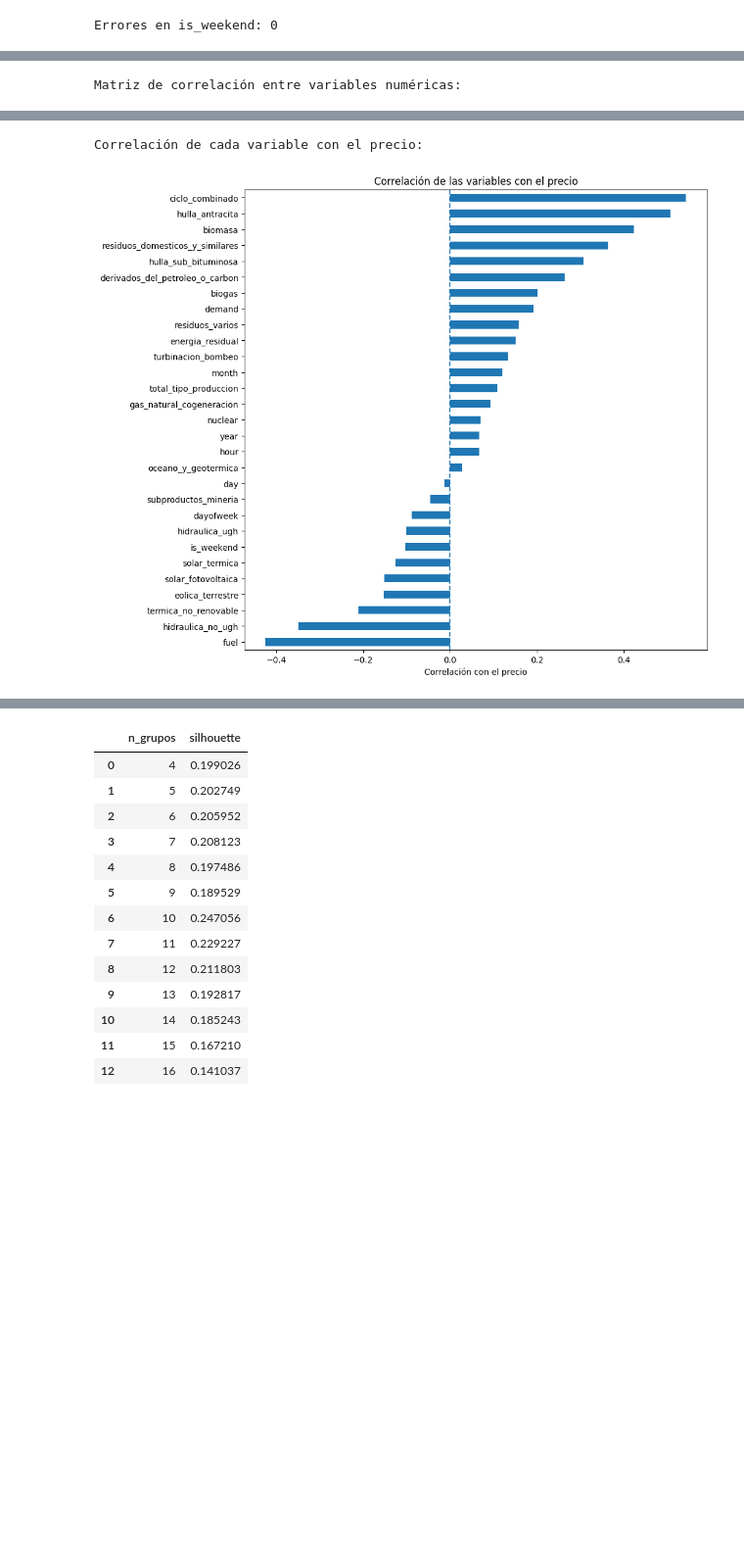
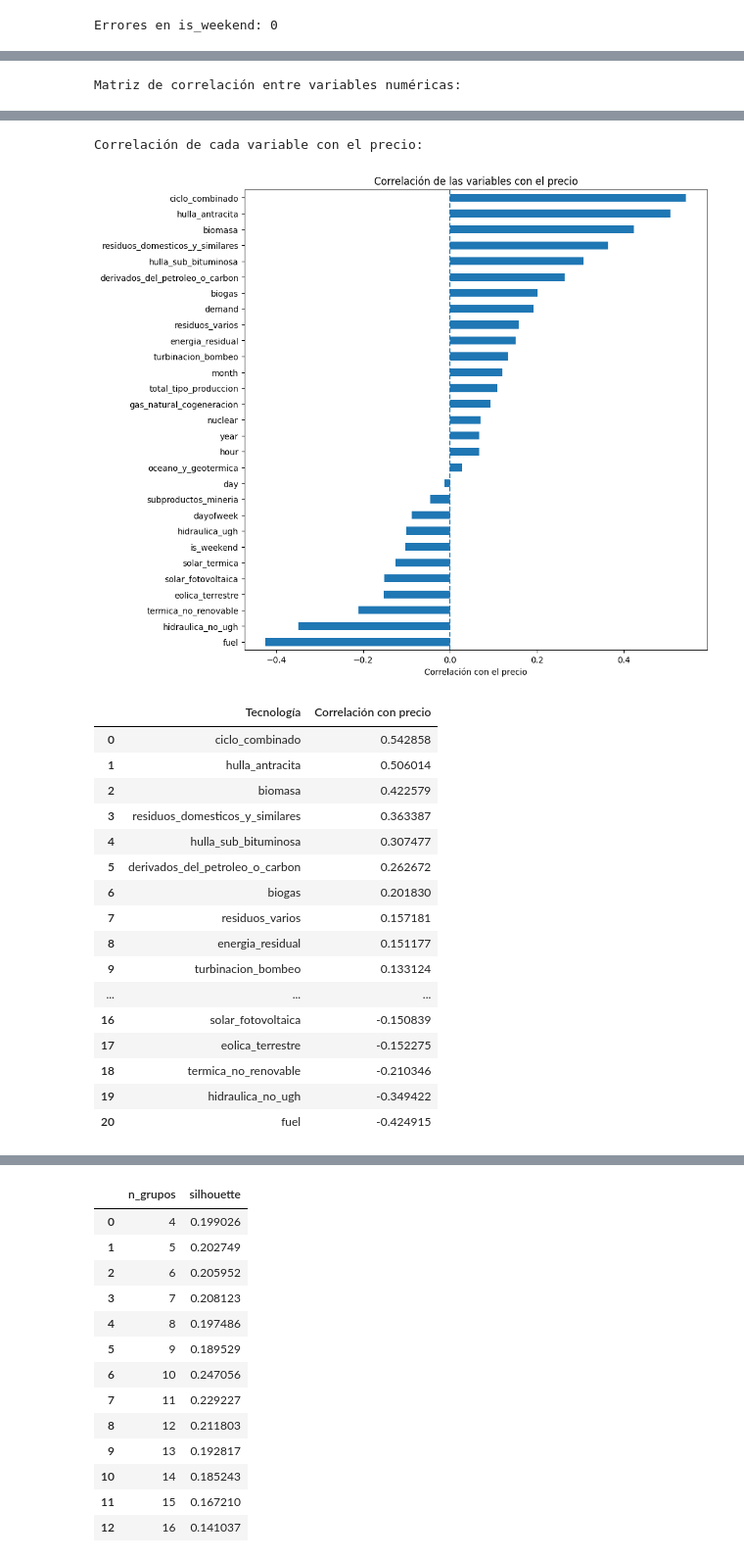
Before and after one commit to JaimeSa03/TFG_Model_Predictor, a Jupyter notebook: Dataset_Unificado/comprobacion_dataset_unificado.ipynb, the cells around one changed output, grey strips where cells are left out. Shown at 98% size. Drawn from its saved outputs; the diff is of its cells as text; code cells hidden in the pictures; blank space fills up the shorter version.

```diff
--- a/Dataset_Unificado/comprobacion_dataset_unificado.ipynb
+++ b/Dataset_Unificado/comprobacion_dataset_unificado.ipynb
@@ -122,9 +120,8 @@ is_weekend_correcto = (
 print("Errores en is_weekend:", (~is_weekend_correcto).sum())
 
 
-
 # =========================
-# 6 Analizar el precio
+# 5 Analizar el precio
 # =========================
 
 df["price"].describe()
@@ -155,7 +152,7 @@ plt.xlabel("Precio (€/MWh)")
 plt.show()
 
 # =========================
-# 7 Matriz de correlación
+# 6 Matriz de correlación
 # =========================
 print("\nMatriz de correlación entre variables numéricas:\n")
 df_numeric = df.select_dtypes(include=np.number)
@@ -177,7 +174,7 @@ plt.show()
 
 
 # =========================
-# 8 Correlación de cada variable con el precio
+# 7 Correlación de cada variable con el precio
 # =========================
 print("\nCorrelación de cada variable con el precio:\n")
 
@@ -198,9 +195,38 @@ plt.axvline(0, linestyle="--")
 
 plt.show()
 
+#Columnas de las tecnologías de generación eléctrica
+generacion_cols = [
+    "biogas", "biomasa", "ciclo_combinado",
+    "derivados_del_petroleo_o_carbon", "energia_residual",
+    "eolica_terrestre", "fuel", "gas_natural_cogeneracion",
+    "hidraulica_no_ugh", "hidraulica_ugh", "hulla_antracita",
+    "hulla_sub_bituminosa", "nuclear", "oceano_y_geotermica",
+    "residuos_domesticos_y_similares", "residuos_varios",
+    "solar_fotovoltaica", "solar_termica", "subproductos_mineria",
+    "termica_no_renovable", "turbinacion_bombeo"
+]
+
+
+# Calcular correlaciones con el precio
+corr_price = df[generacion_cols].corrwith(df['price']).sort_values(ascending=False)
+
+# Mostrar como tabla
+tabla_corr = pd.DataFrame({
+    'Tecnología': corr_price.index,
+    'Correlación con precio': corr_price.values
+})
+
+# Mostrar simple (sin gradient)
+display(tabla_corr)
+
+# O con formato de número
+display(tabla_corr)
+
+
 
 # =========================
-# 9 Correlación absoluta
+# 8 Correlación absoluta
 # =========================
 
 #Para encontrar las variables que mas relacion tienen con el precio
@@ -213,74 +239,47 @@ corr_price_abs = (
     .sort_values(ascending=False)
 )
 
 print("Variables con mayor correlación absoluta con el precio:\n", corr_price_abs.head(10), "\n")
-
-'''
-# =========================
-# 10 Correlacio entre variables
-# =========================
-
-#Es posible que algunas esten fuertemente relacionadas entre si, por
-# lo que conviene eliminar algunas para evitar multicolinealidad en modelos de ML
-# basicamente permite detectar grupos de variables redundantes.
-
-print("\nCorrelación entre variables:\n")
-
-corr_variables = df_numeric.drop(columns=["price"]).corr()
-
-
-# =========================
-# 11 Correlaciones altas entre pares de variables
-# =========================
-corr = df_numeric.drop(columns=["price"]).corr()
-
-pares_altos = []
-
-for i in range(len(corr.columns)):
-    for j in range(i + 1, len(corr.columns)):
-        valor = corr.iloc[i, j]
-        if abs(valor) >= 0.70:
-            pares_altos.append({
-                "variable_1": corr.columns[i],
-                "variable_2": corr.columns[j],
-                "correlacion": valor
-            })
-
-pares_altos = pd.DataFrame(pares_altos)
-
-if not pares_altos.empty:
-    # IMPORTANTE: Asignar el resultado de sort_values a una variable
-    pares_altos = pares_altos.sort_values("correlacion", key=abs, ascending=False)
-    print("Pares de variables con correlación ≥ 0.70:\n")
-    print(pares_altos.to_string(index=False))  # to_string() muestra mejor el formato
-    print("\n")
-else:
-    print("No se encontraron correlaciones ≥ 0.70")
-
-'''
 # %% [output]
 Filas: 43,848
 Columnas: 31
 
 <class 'pandas.DataFrame'>
 RangeIndex: 43848 entries, 0 to 43847
 Data columns (total 31 columns):
  #   Column                           Non-Null Count  Dtype
 ---  ------                           --------------  -----
  0   datetime                         43848 non-null  str
  1   demand                           43848 non-null  float64
  2   year                             43848 non-null  int64
  3   month                            43848 non-null  int64
 ... (35 lines left out)
 Fecha mínima: 2020-01-01 00:00:00
 Fecha máxima: 2024-12-31 23:00:00
 
 Timestamps(fechas) duplicados: 0
 [figure]
 Errores en is_weekend: 0
 [figure]
 [figure]
 Matriz de correlación entre variables numéricas:
 [figure]
 Correlación de cada variable con el precio:
 [figure]
+|  | Tecnología | Correlación con precio |
+| 0 | ciclo_combinado | 0.542858 |
+| 1 | hulla_antracita | 0.506014 |
+| 2 | biomasa | 0.422579 |
+| 3 | residuos_domesticos_y_similares | 0.363387 |
+| 4 | hulla_sub_bituminosa | 0.307477 |
+| 5 | derivados_del_petroleo_o_carbon | 0.262672 |
+| 6 | biogas | 0.201830 |
+| 7 | residuos_varios | 0.157181 |
+| 8 | energia_residual | 0.151177 |
+| 9 | turbinacion_bombeo | 0.133124 |
+| ... | ... | ... |
+| 16 | solar_fotovoltaica | -0.150839 |
+| 17 | eolica_terrestre | -0.152275 |
+| 18 | termica_no_renovable | -0.210346 |
+| 19 | hidraulica_no_ugh | -0.349422 |
+| 20 | fuel | -0.424915 |
```
Also changed, not shown: parts of 5 cells of this notebook, 9 other files.
